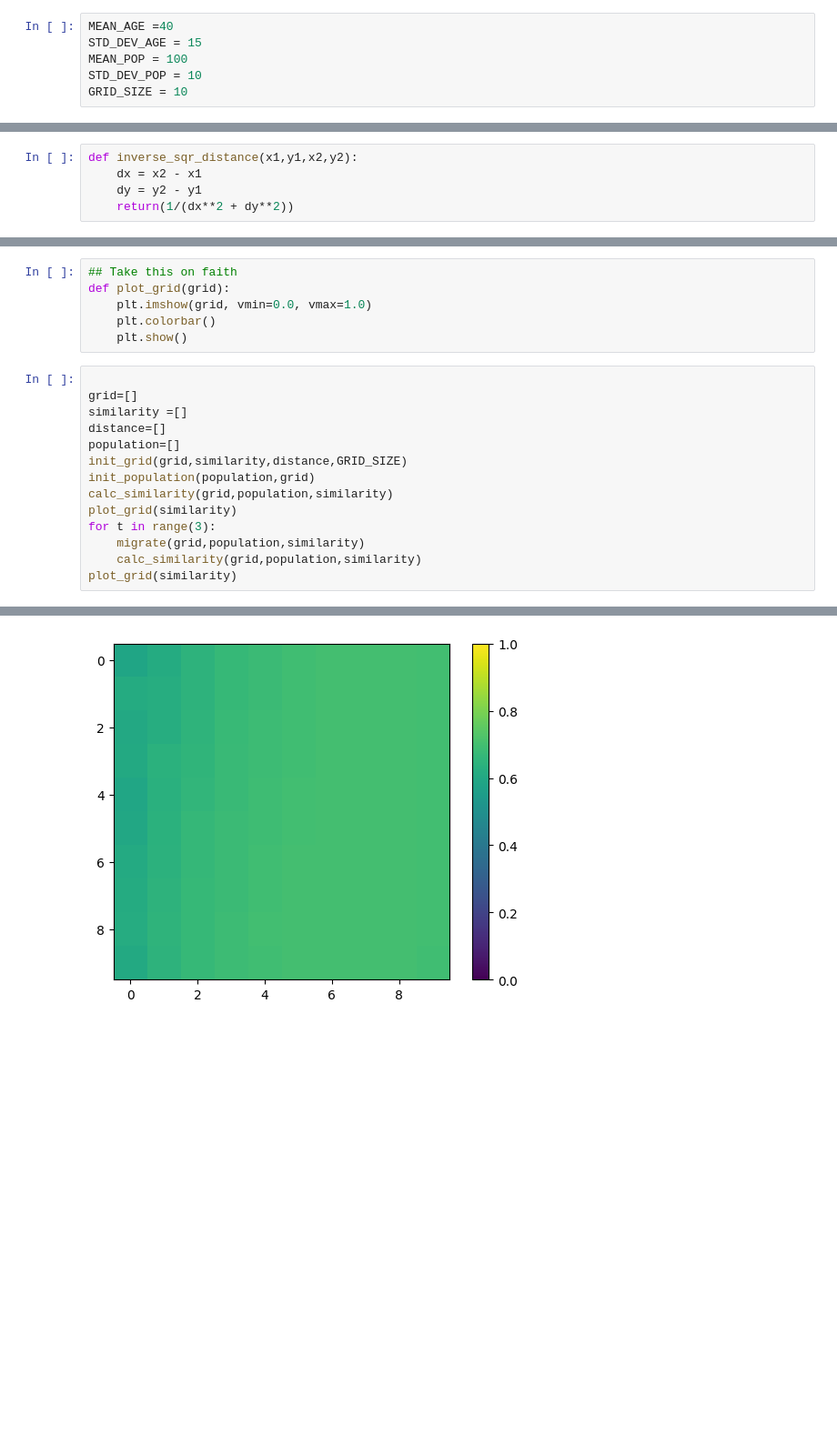
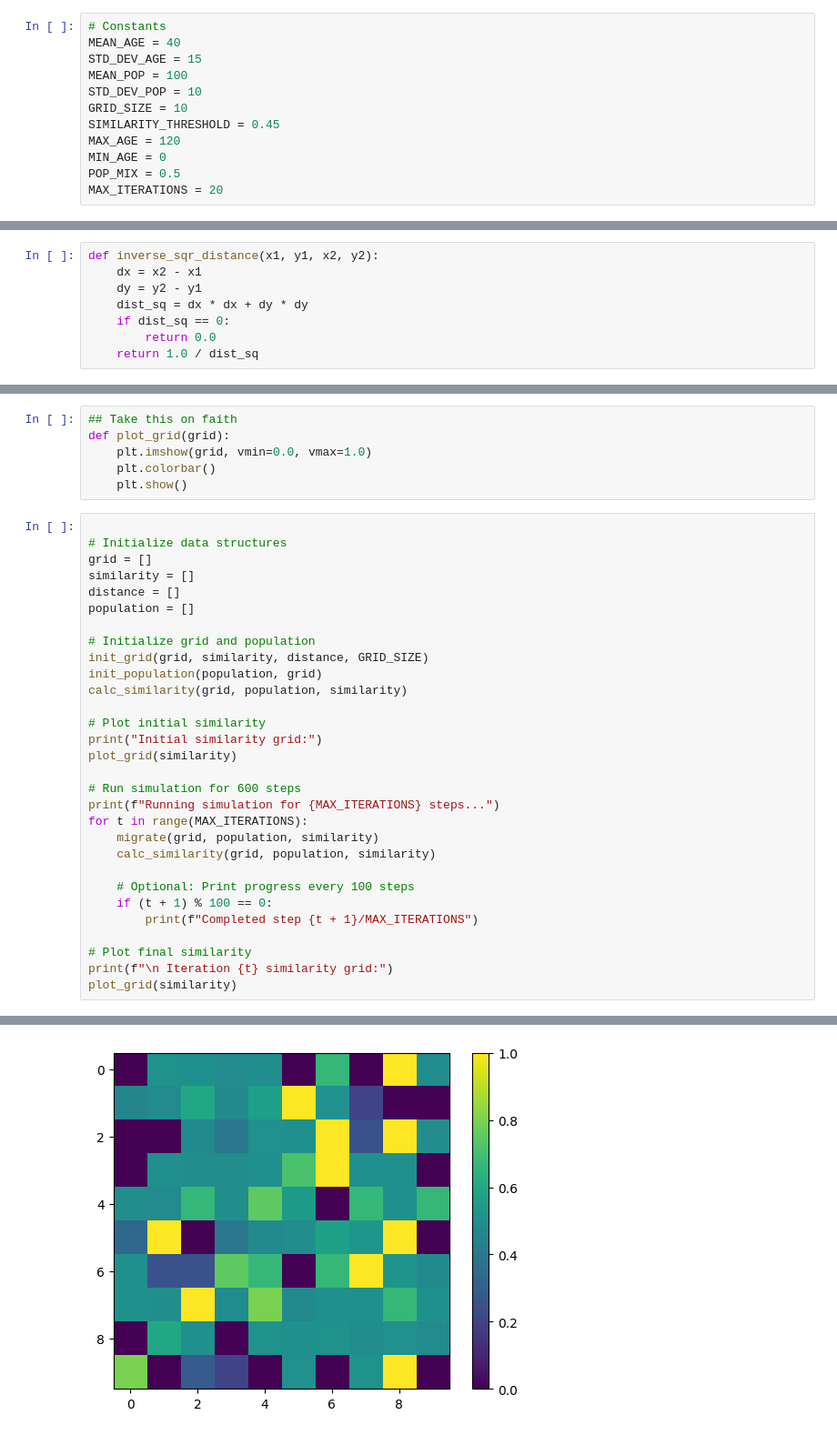
Before and after one commit to ricci-colasanti/python-setup, a Jupyter notebook: Schellings_roulette_wheel.ipynb, the cells around one changed output, grey strips where cells are left out. Shown at 91% size. Cells and saved outputs as stored; diff of their text form; blank space fills up the shorter version.

```diff
--- a/Schellings_roulette_wheel.ipynb
+++ b/Schellings_roulette_wheel.ipynb
@@ -7,7 +6,13 @@ import math
 import matplotlib.pyplot as plt
 # %%
-MEAN_AGE =40
+# Constants
+MEAN_AGE = 40
 STD_DEV_AGE = 15
 MEAN_POP = 100
 STD_DEV_POP = 10
 GRID_SIZE = 10
+SIMILARITY_THRESHOLD = 0.45
+MAX_AGE = 120
+MIN_AGE = 0
+POP_MIX = 0.5
+MAX_ITERATIONS = 20
@@ -59,6 +114,9 @@ def calc_similarity(grid,population,similarity):
 # %%
-def inverse_sqr_distance(x1,y1,x2,y2):
+def inverse_sqr_distance(x1, y1, x2, y2):
     dx = x2 - x1
     dy = y2 - y1
-    return(1/(dx**2 + dy**2))
+    dist_sq = dx * dx + dy * dy
+    if dist_sq == 0:
+        return 0.0
+    return 1.0 / dist_sq
 # %%
@@ -149,16 +257,32 @@ def plot_grid(grid):
     plt.show()
 # %%
 
-grid=[]
-similarity =[]
-distance=[]
-population=[]
-init_grid(grid,similarity,distance,GRID_SIZE)
-init_population(population,grid)
-calc_similarity(grid,population,similarity)
+# Initialize data structures
+grid = []
+similarity = []
+distance = []
+population = []
+
+# Initialize grid and population
+init_grid(grid, similarity, distance, GRID_SIZE)
+init_population(population, grid)
+calc_similarity(grid, population, similarity)
+
+# Plot initial similarity
+print("Initial similarity grid:")
 plot_grid(similarity)
-for t in range(3):
-    migrate(grid,population,similarity)
-    calc_similarity(grid,population,similarity)
+
+# Run simulation for 600 steps
+print(f"Running simulation for {MAX_ITERATIONS} steps...")
+for t in range(MAX_ITERATIONS):
+    migrate(grid, population, similarity)
+    calc_similarity(grid, population, similarity)
+
+    # Optional: Print progress every 100 steps
+    if (t + 1) % 100 == 0:
+        print(f"Completed step {t + 1}/MAX_ITERATIONS")
+
+# Plot final similarity
+print(f"\n Iteration {t} similarity grid:")
 plot_grid(similarity)
 # %% [output]
@@ -183 +294 @@ plot_grid(similarity)
-[figure, old version]
+[figure, new version]
```
Also changed, not shown: parts of 12 cells of this notebook, 1 other file.
